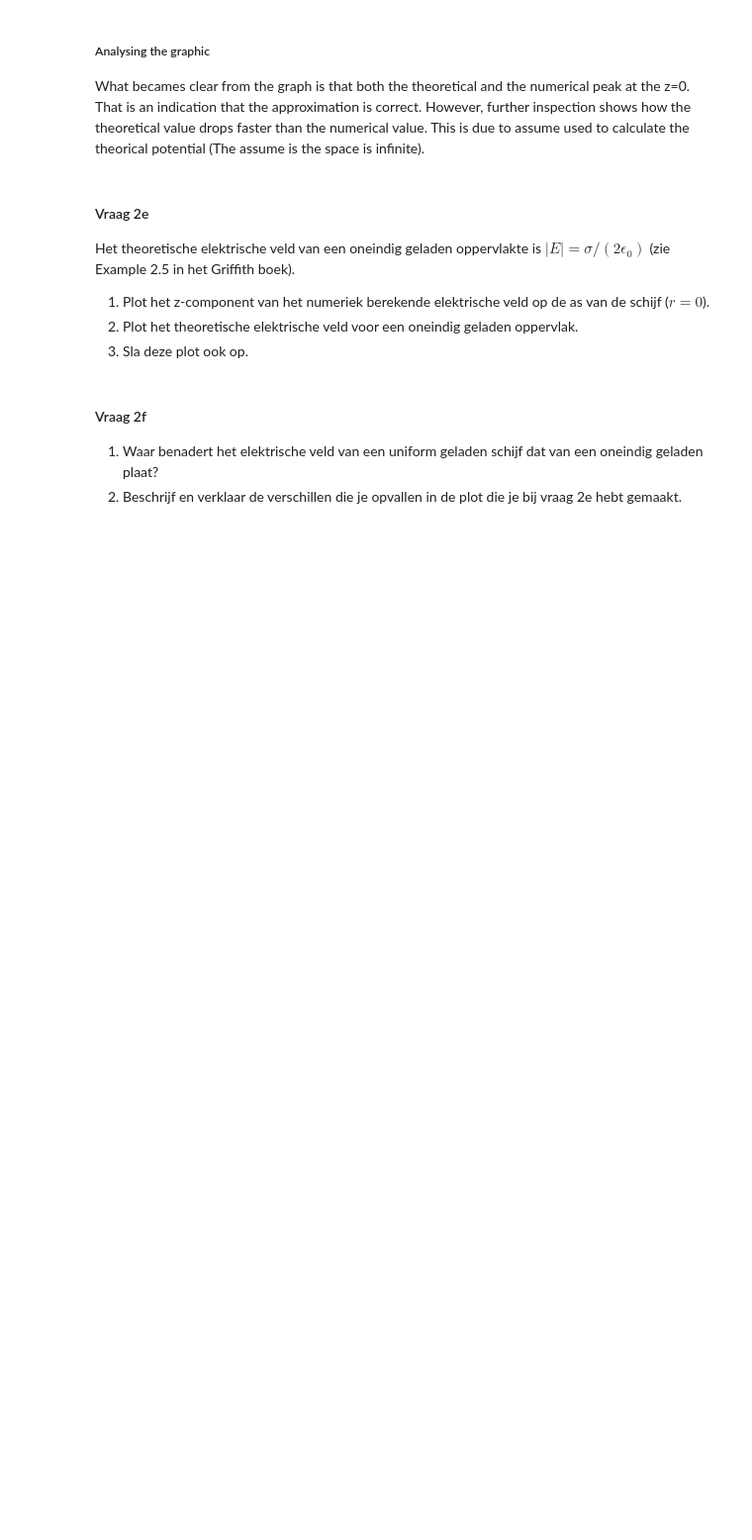
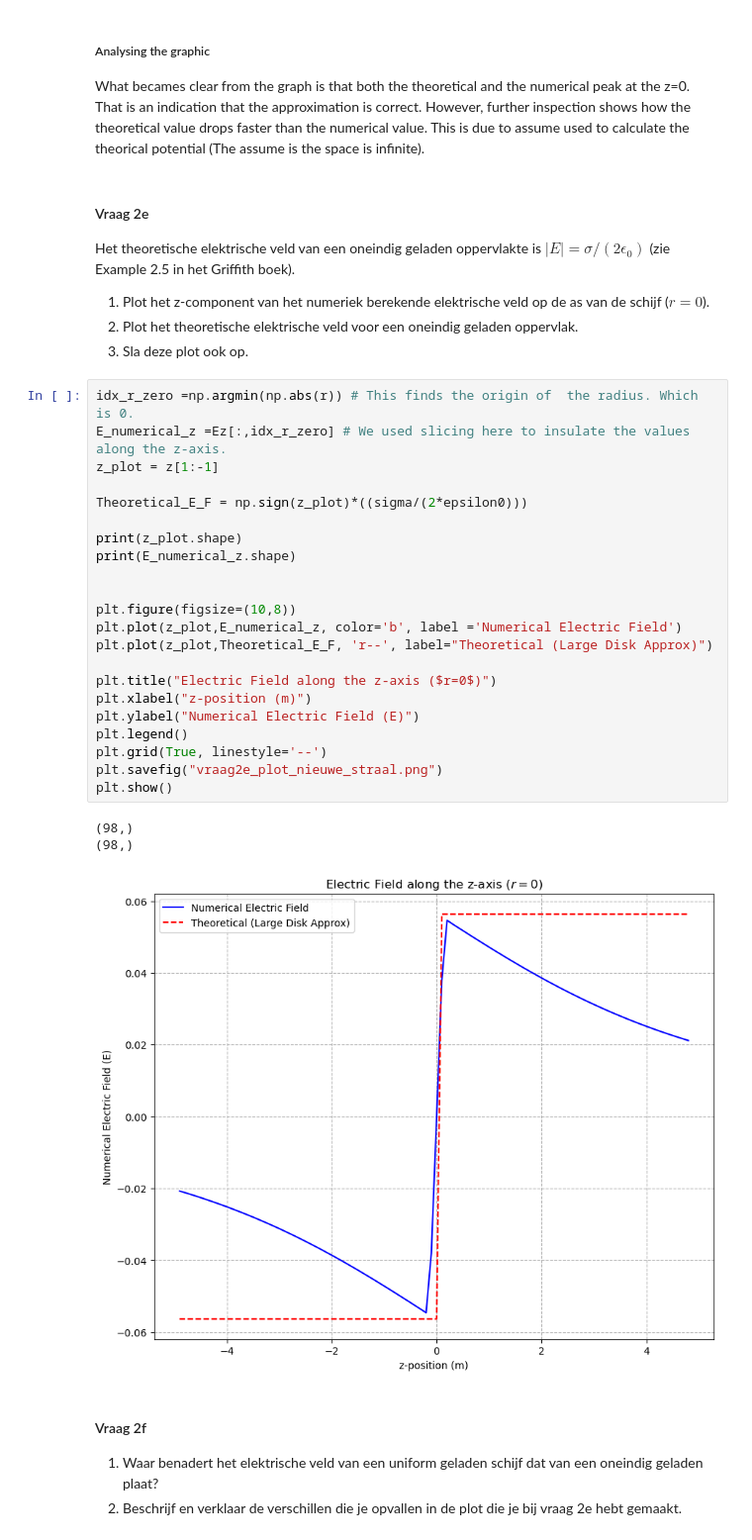
Before and after one commit to JohnSia1111/DEF-D-Doc, a Jupyter notebook: DigitaleOntwerpopdrachten/1CondensatorOpdracht/CondensatorOntwerpopdracht.ipynb, the cells around one changed output. Shown at 99% size. Drawn from its saved outputs; the diff is of its cells as text; blank space fills up the shorter version.

```diff
--- a/DigitaleOntwerpopdrachten/1CondensatorOpdracht/CondensatorOntwerpopdracht.ipynb
+++ b/DigitaleOntwerpopdrachten/1CondensatorOpdracht/CondensatorOntwerpopdracht.ipynb
@@ -306,6 +307,32 @@ Het theoretische elektrische veld van een oneindig geladen oppervlakte is $|E| =
 1. Plot het z-component van het numeriek berekende elektrische veld op de as van de schijf ($r=0$).
 2. Plot het theoretische elektrische veld voor een oneindig geladen oppervlak.
 3. Sla deze plot ook op.
+# %%
+idx_r_zero =np.argmin(np.abs(r)) # This finds the origin of  the radius. Which is 0.
+E_numerical_z =Ez[:,idx_r_zero] # We used slicing here to insulate the values along the z-axis.
+z_plot = z[1:-1]
+
+Theoretical_E_F = np.sign(z_plot)*((sigma/(2*epsilon0)))
+
+print(z_plot.shape)
+print(E_numerical_z.shape)
+
+
+plt.figure(figsize=(10,8))
+plt.plot(z_plot,E_numerical_z, color='b', label ='Numerical Electric Field')
+plt.plot(z_plot,Theoretical_E_F, 'r--', label="Theoretical (Large Disk Approx)")
+
+plt.title("Electric Field along the z-axis ($r=0$)")
+plt.xlabel("z-position (m)")
+plt.ylabel("Numerical Electric Field (E)")
+plt.legend()
+plt.grid(True, linestyle='--')
+plt.savefig("vraag2e_plot_nieuwe_straal.png")
+plt.show()
+# %% [output]
+(98,)
+(98,)
+[figure, added]
 # %% [markdown]
 #### Vraag 2f
 1. Waar benadert het elektrische veld van een uniform geladen schijf dat van een oneindig geladen plaat?
```
Also changed, not shown: parts of 11 cells of this notebook, 5 other files.
